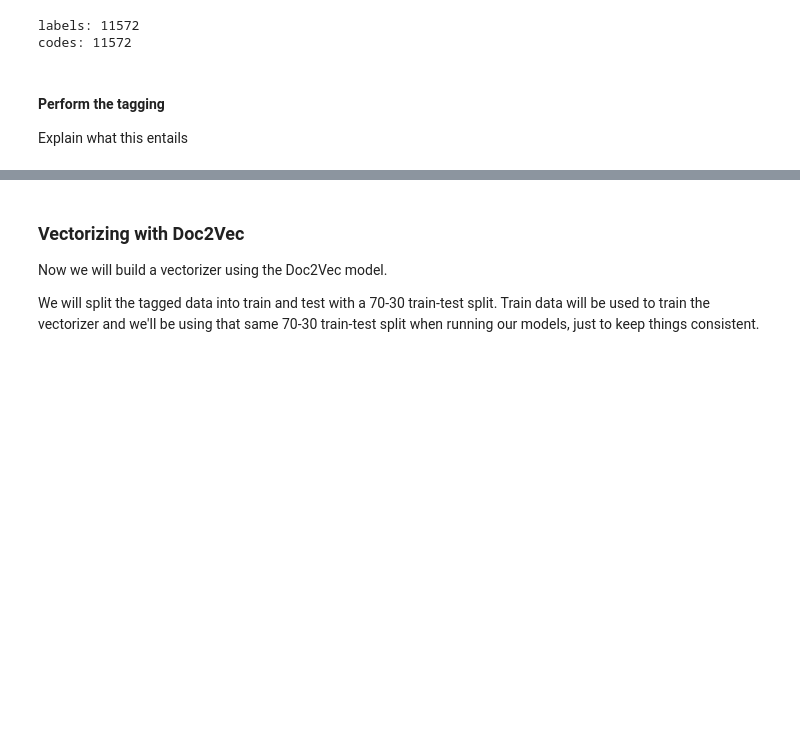
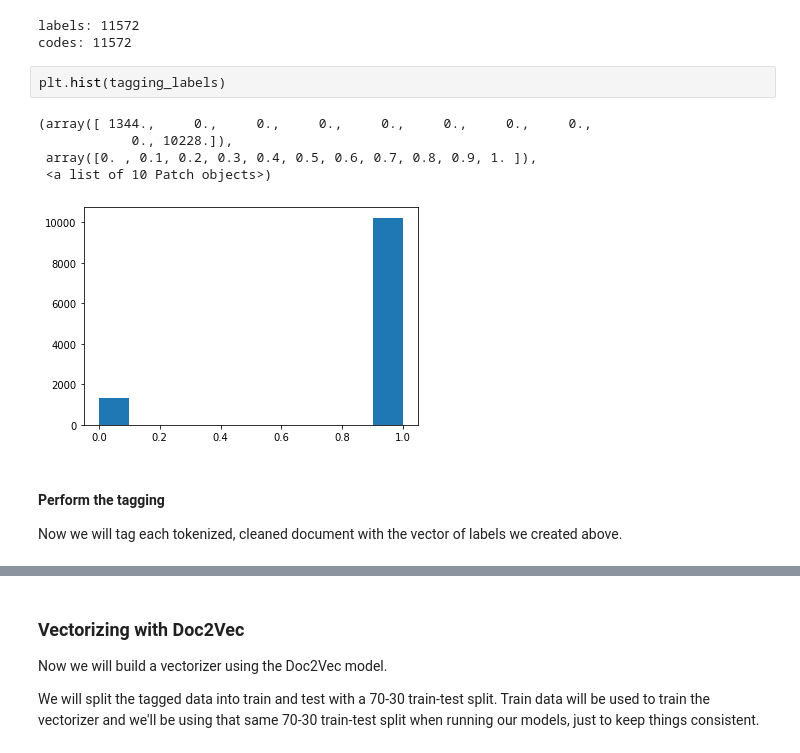
Before and after one commit to a-ram-1/cbb-750-final, a Jupyter notebook: CBB_750_final_project.ipynb, the cells around one changed output, grey strips where cells are left out. Drawn from its saved outputs; the diff is of its cells as text; blank space fills up the shorter version.

```diff
--- a/CBB_750_final_project.ipynb
+++ b/CBB_750_final_project.ipynb
@@ -317,10 +320,18 @@ print("codes:", len(codes))
 # %% [output]
 labels: 11572
 codes: 11572
-# %% [markdown]
-#### Perform the tagging
-
-Explain what this entails
+# %%
+plt.hist(tagging_labels)
+# %% [output]
+(array([ 1344.,     0.,     0.,     0.,     0.,     0.,     0.,     0.,
+            0., 10228.]),
+ array([0. , 0.1, 0.2, 0.3, 0.4, 0.5, 0.6, 0.7, 0.8, 0.9, 1. ]),
+ <a list of 10 Patch objects>)
+[figure, added]
+# %% [markdown]
+#### Perform the tagging
+
+Now we will tag each tokenized, cleaned document with the vector of labels we created above.
 # %%
 # initialize the array
 documents = []
```
Also changed, not shown: parts of 11 cells of this notebook, 1 other file.
